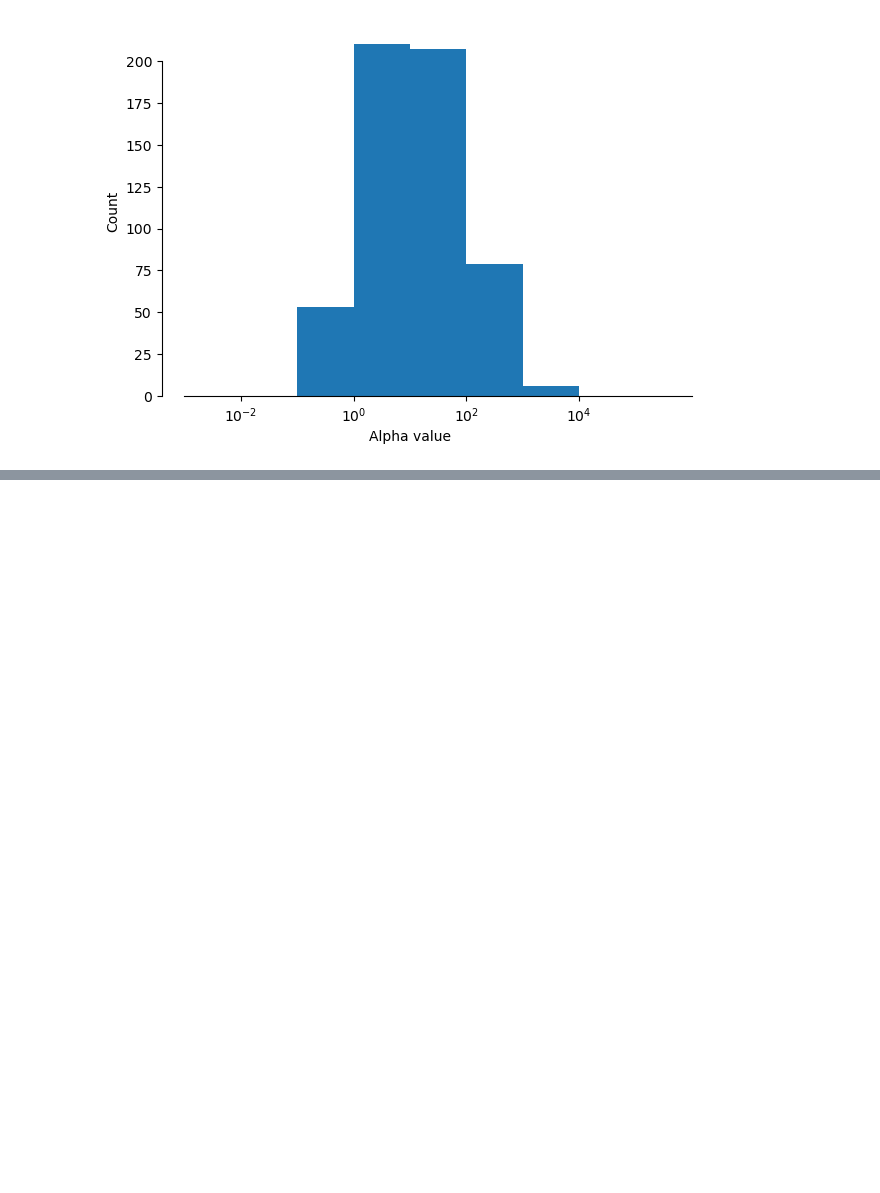
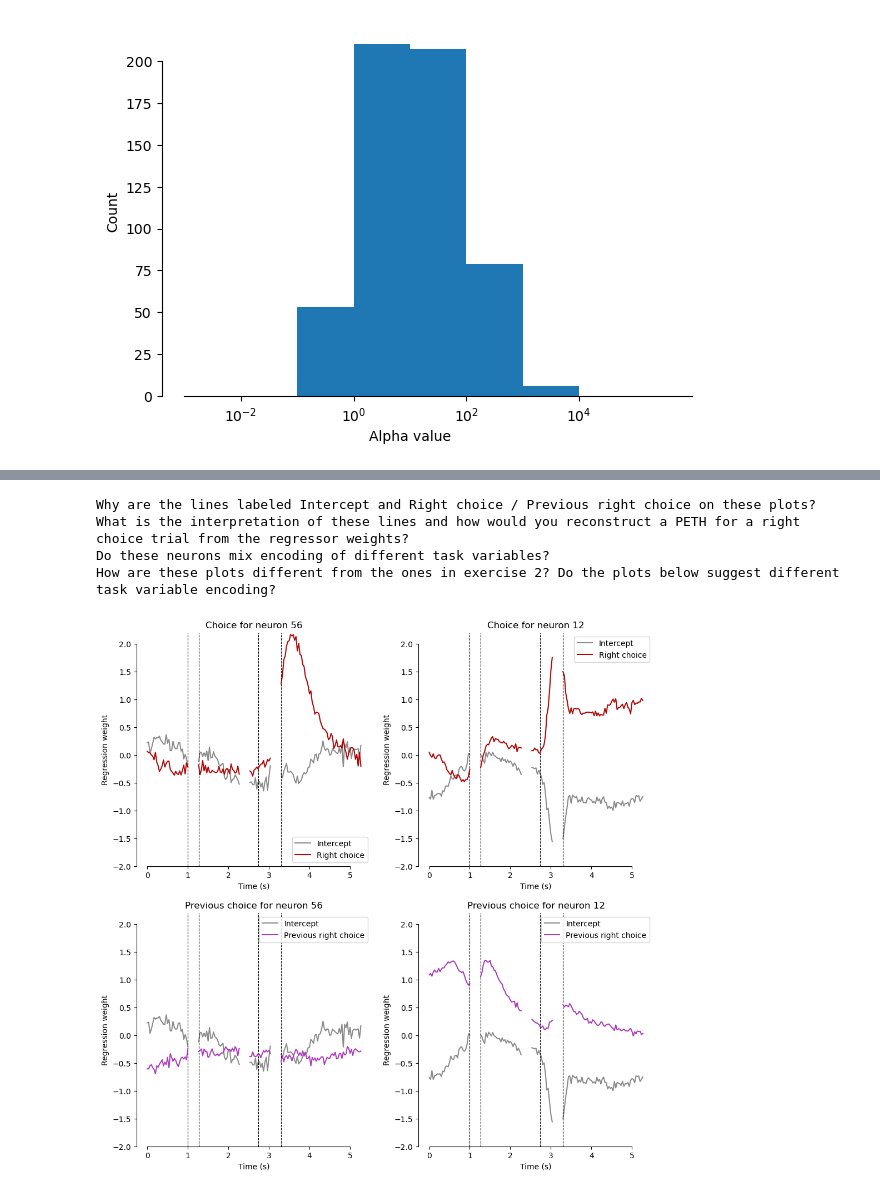
Before and after one commit to churchlandlab/DataSAI_summer_school, a Jupyter notebook: 2_Fitting_Neural_Data.ipynb, the cells around one changed output, grey strips where cells are left out. Cells and saved outputs as stored; diff of their text form; code cells hidden in the pictures; blank space fills up the shorter version.

Commit message:
Corrected the solution of exercise 4 and inserted the correct notebook reference in exercise 3.

```diff
--- a/2_Fitting_Neural_Data.ipynb
+++ b/2_Fitting_Neural_Data.ipynb
@@ -449,0 +369,77 @@ Many thanks to Adi Nair for putting together the DataSAI summer school program,
+# %%
+# 1. Start by getting the average beta weights
+
+# TODO: Insert your code here
+
+#####################------------Solution-----#######################
+average_beta = np.mean(betas, axis=0) #Fold are along axis 0
+######################################################################
+
+# 2. Retrieve the betas for tiem, choice and previous choice and name them choice_betas and previous_choice_betas. Make sure
+#    to build these varaibles so that the trial times are rows and the columns are neurons.
+
+######################----------Solution-----------################
+time_betas = average_beta[:, 0 : 1 * timepoints_per_trial].T
+choice_betas = average_beta[:,timepoints_per_trial : 2*timepoints_per_trial].T
+previous_choice_betas = average_beta[:,4*timepoints_per_trial : 5*timepoints_per_trial].T
+###########################################################################################
+
+#Reuse the plotting function from exercise 2
+def plot_task_var_betas(task_var_betas, time_betas, task_var_name, neuron_id, aligned_segment_start, ax, colors = ['#062999','#b20707'], spacer = 7, var_value_strings = ['Left', 'Right']):
+
+    beta_traces = np.stack((time_betas[:,neuron_id], task_var_betas[:,neuron_id]),axis=1)
+    alignment_position_x_vect = [-1, 0, 6, 0] #These are the indices of the x_vect element where the alignment happend.
+    #Hard coded here, for simplicity.
+
+    for n in range(beta_traces.shape[1]): #Loop through the average traces
+        for k in range(len(aligned_segment_start)): #Loop through the different task segments
+
+            if k < len(aligned_segment_start) - 1 : #Split by different segments
+                plot_idx = np.arange(aligned_segment_start[k], aligned_segment_start[k+1]) #Extract indices of the current segment
+                x_vect = (plot_idx + k*spacer) / frame_rate #Create a time vector to plot the data to
+                line_label = None
+            else:
+                plot_idx = np.arange(aligned_segment_start[k], beta_traces.shape[0])
+                x_vect = (plot_idx + k*spacer) /frame_rate
+                line_label = var_value_strings[n] #only use a label on the last segment
+            ax.plot(x_vect, beta_traces[plot_idx,n], color = colors[n], label = line_label)
+
+            if n == 0: #Plot vertical alignment timepoints only once in the loop
+                ax.axvline(x_vect[alignment_position_x_vect[k]], color = 'k', linewidth = 0.8, linestyle = '--')
+
+
+    #Do some figure formating
+    ax.set_xlabel('Time (s)')
+    ax.set_ylabel('Regression weight')
+    ax.set_title(f'{task_var_name} for neuron {neuron_id}')
+    ax.legend()
+    ax.set_ylim([-2, 2.2]) #Pre-set for this data
+    ax.spines['right'].set_visible(False)
+    ax.spines['top'].set_visible(False)
+    ax.spines['left'].set_bounds([ax.get_yticks()[0], ax.get_yticks()[-2]])
+    ax.spines['bottom'].set_bounds([ax.get_xticks()[1], ax.get_xticks()[-2]]) #In this case the plotting is bounded by invisible ticks, thus 1 and -2
+    return
+
+
+#Now lets call our function and plot the traces!
+
+#First create a figure with four subplots
+axes_list = encoding_tools.create_subplot_axes(2, 2) #From visualizations
+
+#Now we can fill the subplots
+plot_task_var_betas(choice_betas, time_betas, 'Choice', 56, aligned_segment_start, axes_list[0], colors = ['#8b8b8b', '#b20707'], var_value_strings = ['Intercept', 'Right choice'])
+plot_task_var_betas(choice_betas, time_betas, 'Choice', 12, aligned_segment_start, axes_list[1], colors = ['#8b8b8b', '#b20707'], var_value_strings = ['Intercept', 'Right choice'])
+plot_task_var_betas(previous_choice_betas, time_betas, 'Previous choice', 56, aligned_segment_start, axes_list[2], colors = ['#8b8b8b', '#ac3cbd'], var_value_strings = ['Intercept', 'Previous right choice'])
+plot_task_var_betas(previous_choice_betas, time_betas, 'Previous choice', 12, aligned_segment_start, axes_list[3], colors = ['#8b8b8b', '#ac3cbd'], var_value_strings = ['Intercept', 'Previous right choice'])
+
+# 3. Discuss these questions:
+print('Why are the lines labeled Intercept and Right choice / Previous right choice on these plots?')
+print('What is the interpretation of these lines and how would you reconstruct a PETH for a right choice trial from the regressor weights?')
+print('Do these neurons mix encoding of different task variables?')
+print('How are these plots different from the ones in exercise 2? Do the plots below suggest different task variable encoding?')
+# %% [output]
+Why are the lines labeled Intercept and Right choice / Previous right choice on these plots?
+What is the interpretation of these lines and how would you reconstruct a PETH for a right choice trial from the regressor weights?
+Do these neurons mix encoding of different task variables?
+How are these plots different from the ones in exercise 2? Do the plots below suggest different task variable encoding?
+[figure, added]
```
Also changed, not shown: parts of 14 cells of this notebook.
